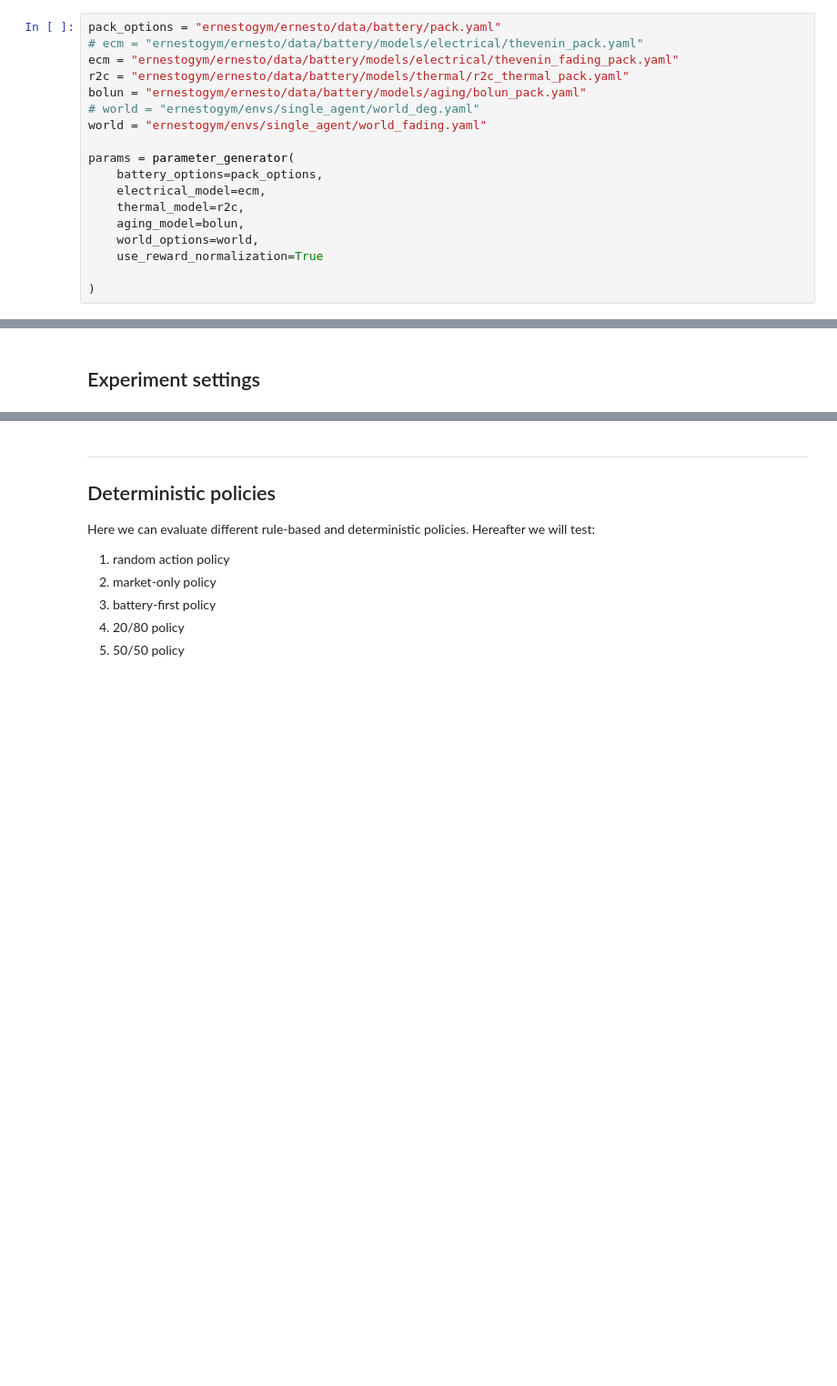
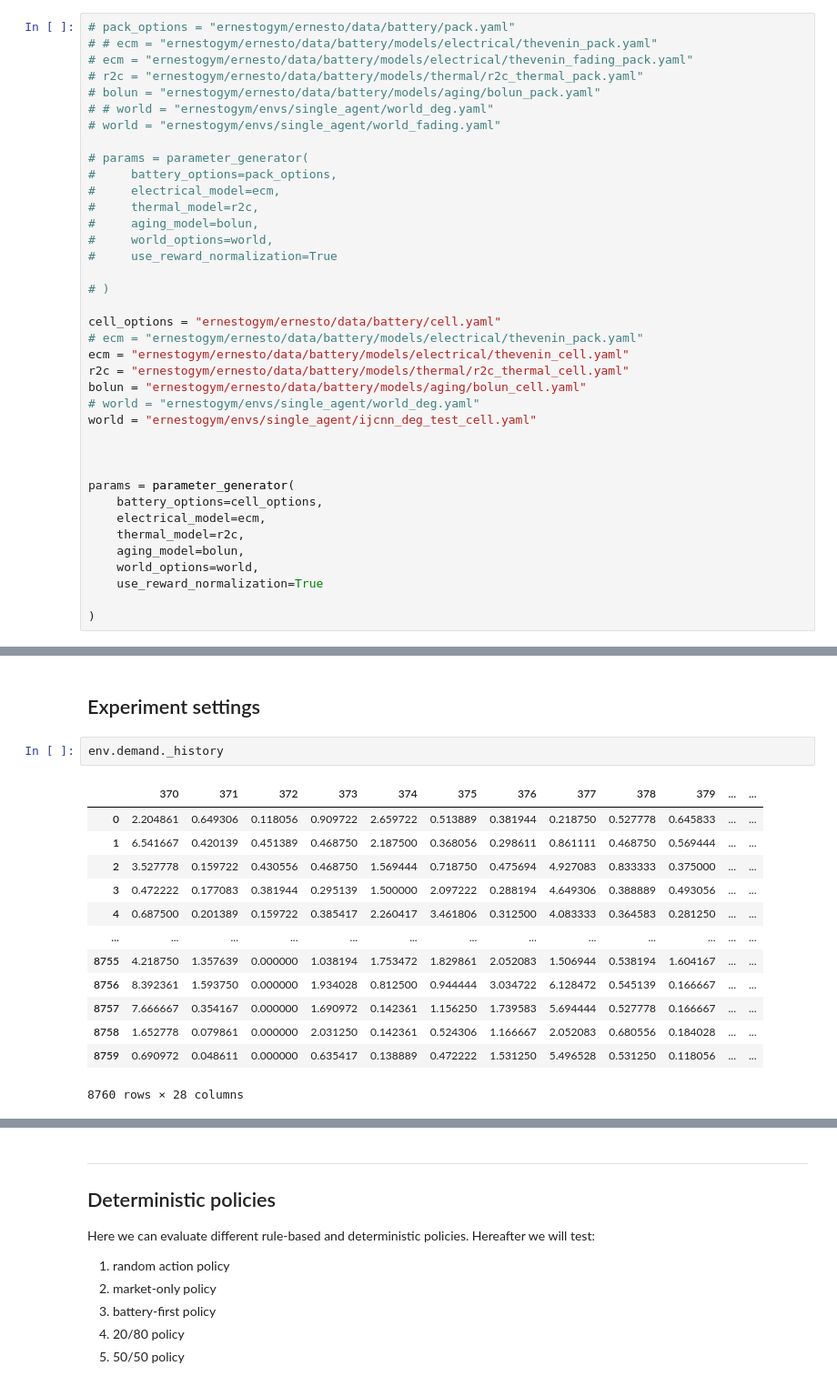
Before and after one commit to Daveonwave/ErNESTO-gym, a Jupyter notebook: examples/single_agent/testing.ipynb, the cells around one changed output, grey strips where cells are left out. Shown: that part at 91% size. Saved outputs shown, nothing was run; the diff lists cells and outputs as text; blank space fills up the shorter version.

```diff
--- a/examples/single_agent/testing.ipynb
+++ b/examples/single_agent/testing.ipynb
@@ -90,16 +94,36 @@ def plot_cum_rewards(timestamps: list, res: dict, algs: list, sampling_rate=10,
 # %% [markdown]
 ## Environment Information
 # %%
-pack_options = "ernestogym/ernesto/data/battery/pack.yaml"
+# pack_options = "ernestogym/ernesto/data/battery/pack.yaml"
+# # ecm = "ernestogym/ernesto/data/battery/models/electrical/thevenin_pack.yaml"
+# ecm = "ernestogym/ernesto/data/battery/models/electrical/thevenin_fading_pack.yaml"
+# r2c = "ernestogym/ernesto/data/battery/models/thermal/r2c_thermal_pack.yaml"
+# bolun = "ernestogym/ernesto/data/battery/models/aging/bolun_pack.yaml"
+# # world = "ernestogym/envs/single_agent/world_deg.yaml"
+# world = "ernestogym/envs/single_agent/world_fading.yaml"
+
+# params = parameter_generator(
+#     battery_options=pack_options,
+#     electrical_model=ecm,
+#     thermal_model=r2c,
+#     aging_model=bolun,
+#     world_options=world,
+#     use_reward_normalization=True
+
+# )
+
+cell_options = "ernestogym/ernesto/data/battery/cell.yaml"
 # ecm = "ernestogym/ernesto/data/battery/models/electrical/thevenin_pack.yaml"
-ecm = "ernestogym/ernesto/data/battery/models/electrical/thevenin_fading_pack.yaml"
-r2c = "ernestogym/ernesto/data/battery/models/thermal/r2c_thermal_pack.yaml"
-bolun = "ernestogym/ernesto/data/battery/models/aging/bolun_pack.yaml"
+ecm = "ernestogym/ernesto/data/battery/models/electrical/thevenin_cell.yaml"
+r2c = "ernestogym/ernesto/data/battery/models/thermal/r2c_thermal_cell.yaml"
+bolun = "ernestogym/ernesto/data/battery/models/aging/bolun_cell.yaml"
 # world = "ernestogym/envs/single_agent/world_deg.yaml"
-world = "ernestogym/envs/single_agent/world_fading.yaml"
+world = "ernestogym/envs/single_agent/ijcnn_deg_test_cell.yaml"
+
+
 
 params = parameter_generator(
-    battery_options=pack_options,
+    battery_options=cell_options,
     electrical_model=ecm,
     thermal_model=r2c,
     aging_model=bolun,
@@ -123,2 +157,18 @@ print('Sample Action: ', env.action_space.sample())
 # %% [markdown]
 ## Experiment settings
+# %%
+env.demand._history
+# %% [output]
+|  | 370 | 371 | 372 | 373 | 374 | 375 | 376 | 377 | 378 | 379 | ... | ... |
+| 0 | 2.204861 | 0.649306 | 0.118056 | 0.909722 | 2.659722 | 0.513889 | 0.381944 | 0.218750 | 0.527778 | 0.645833 | ... | ... |
+| 1 | 6.541667 | 0.420139 | 0.451389 | 0.468750 | 2.187500 | 0.368056 | 0.298611 | 0.861111 | 0.468750 | 0.569444 | ... | ... |
+| 2 | 3.527778 | 0.159722 | 0.430556 | 0.468750 | 1.569444 | 0.718750 | 0.475694 | 4.927083 | 0.833333 | 0.375000 | ... | ... |
+| 3 | 0.472222 | 0.177083 | 0.381944 | 0.295139 | 1.500000 | 2.097222 | 0.288194 | 4.649306 | 0.388889 | 0.493056 | ... | ... |
+| 4 | 0.687500 | 0.201389 | 0.159722 | 0.385417 | 2.260417 | 3.461806 | 0.312500 | 4.083333 | 0.364583 | 0.281250 | ... | ... |
+| ... | ... | ... | ... | ... | ... | ... | ... | ... | ... | ... | ... | ... |
+| 8755 | 4.218750 | 1.357639 | 0.000000 | 1.038194 | 1.753472 | 1.829861 | 2.052083 | 1.506944 | 0.538194 | 1.604167 | ... | ... |
+| 8756 | 8.392361 | 1.593750 | 0.000000 | 1.934028 | 0.812500 | 0.944444 | 3.034722 | 6.128472 | 0.545139 | 0.166667 | ... | ... |
+| 8757 | 7.666667 | 0.354167 | 0.000000 | 1.690972 | 0.142361 | 1.156250 | 1.739583 | 5.694444 | 0.527778 | 0.166667 | ... | ... |
+| 8758 | 1.652778 | 0.079861 | 0.000000 | 2.031250 | 0.142361 | 0.524306 | 1.166667 | 2.052083 | 0.680556 | 0.184028 | ... | ... |
+| 8759 | 0.690972 | 0.048611 | 0.000000 | 0.635417 | 0.138889 | 0.472222 | 1.531250 | 5.496528 | 0.531250 | 0.118056 | ... | ... |
+8760 rows × 28 columns
```
Also changed, not shown: parts of 14 cells of this notebook, 2 other files.
